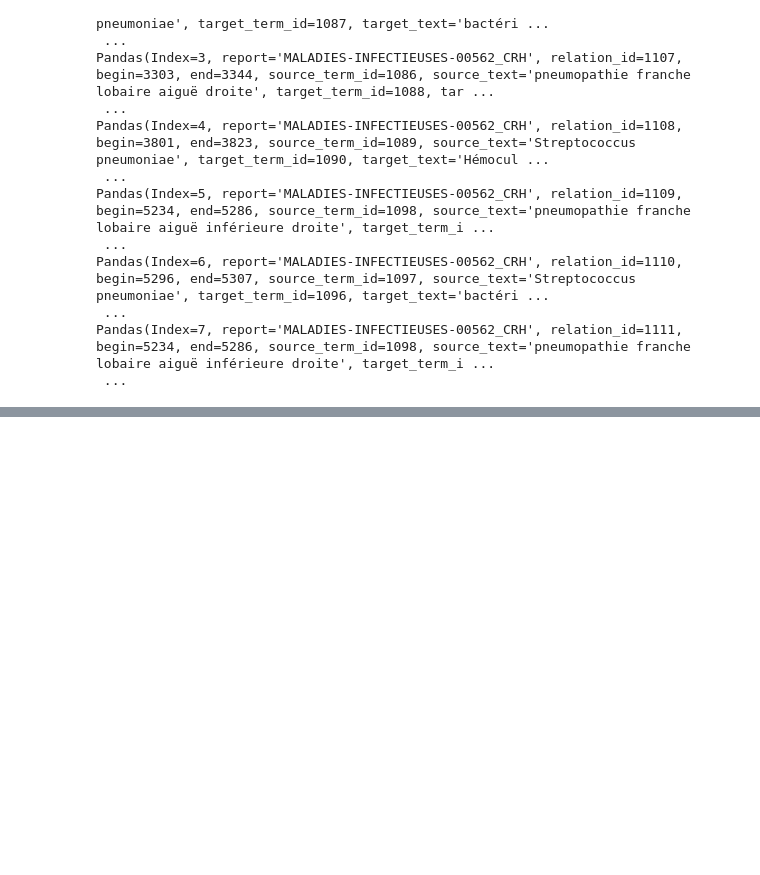
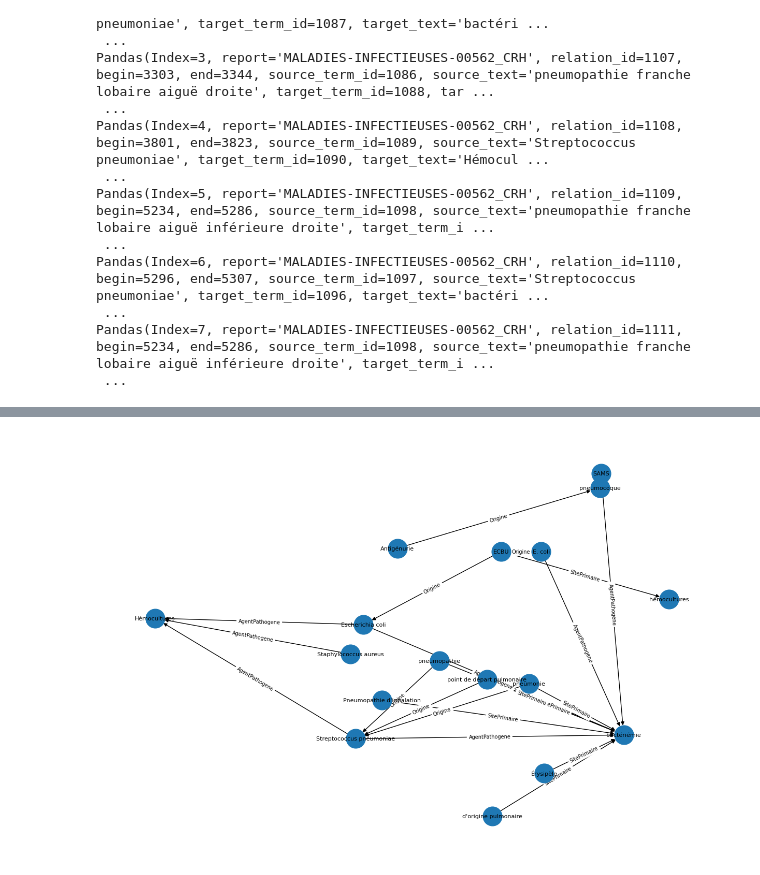
Before and after one commit to PJGouze/KG_RAG, a Jupyter notebook: KG_RAG/tests_and_req/test_gnn.ipynb, the cells around one changed output, grey strips where cells are left out. Cells and saved outputs as stored; diff of their text form; code cells hidden in the pictures; blank space fills up the shorter version.

Commit message:
ajout des stat des JSON PARTAGES

```diff
--- a/KG_RAG/tests_and_req/test_gnn.ipynb
+++ b/KG_RAG/tests_and_req/test_gnn.ipynb
@@ -275,0 +444,29 @@ Pandas(Index=7, report='MALADIES-INFECTIEUSES-00562_CRH', relation_id=1111, begi
+# %%
+# garder uniquement les relations fréquentes
+top_pairs = pair_counts.head(20)
+
+G_small = nx.DiGraph()
+
+for _, row in top_pairs.iterrows():
+    G_small.add_edge(
+        row["source_text"],
+        row["target_text"],
+        relation=row["relation_type"]
+    )
+
+plt.figure(figsize=(12, 8))
+pos = nx.spring_layout(G_small, k=0.8)
+
+nx.draw(G_small, pos, with_labels=True, node_size=700, font_size=8)
+
+# ajouter labels des relations
+edge_labels = {
+    (u, v): d["relation"]
+    for u, v, d in G_small.edges(data=True)
+}
+
+nx.draw_networkx_edge_labels(G_small, pos, edge_labels=edge_labels, font_size=7)
+
+plt.show()
+# %% [output]
+[figure, added]
```
Also changed, not shown: parts of 10 cells of this notebook.
